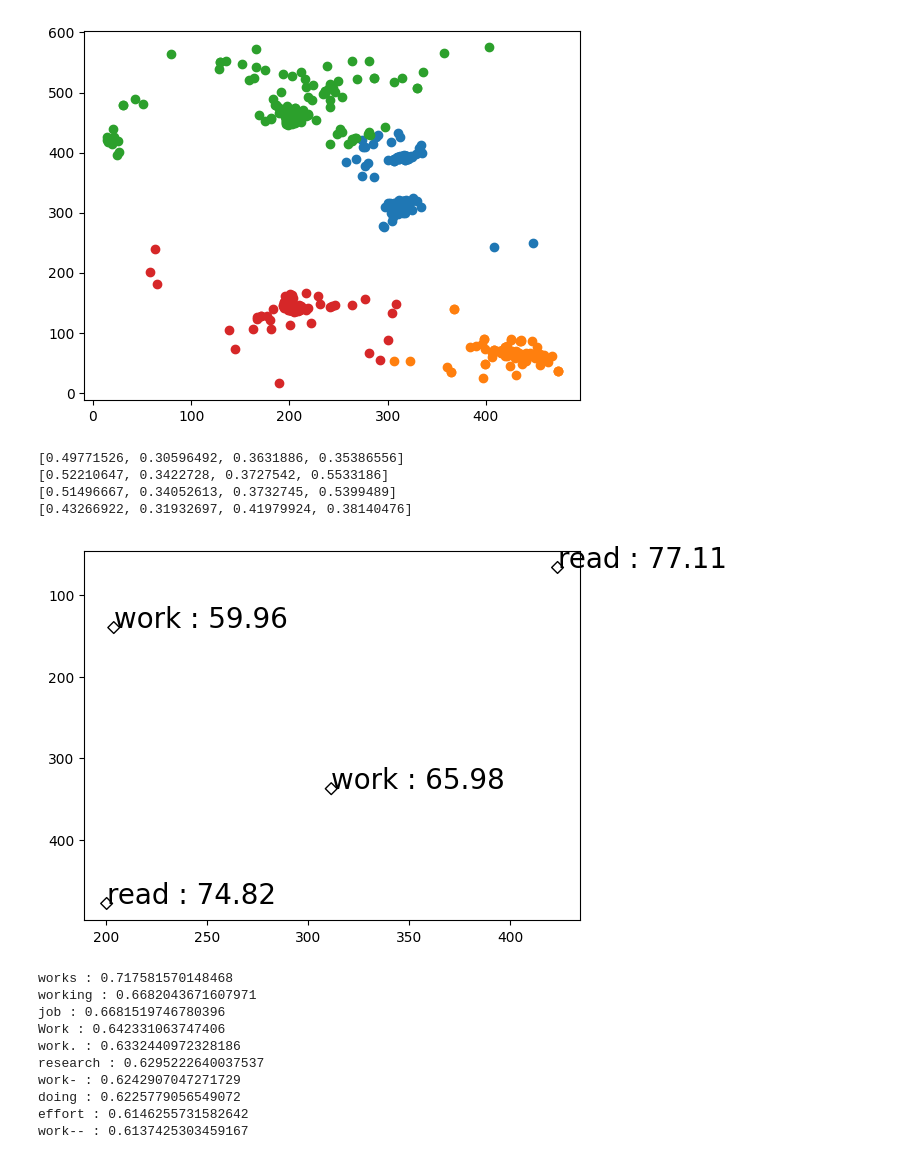
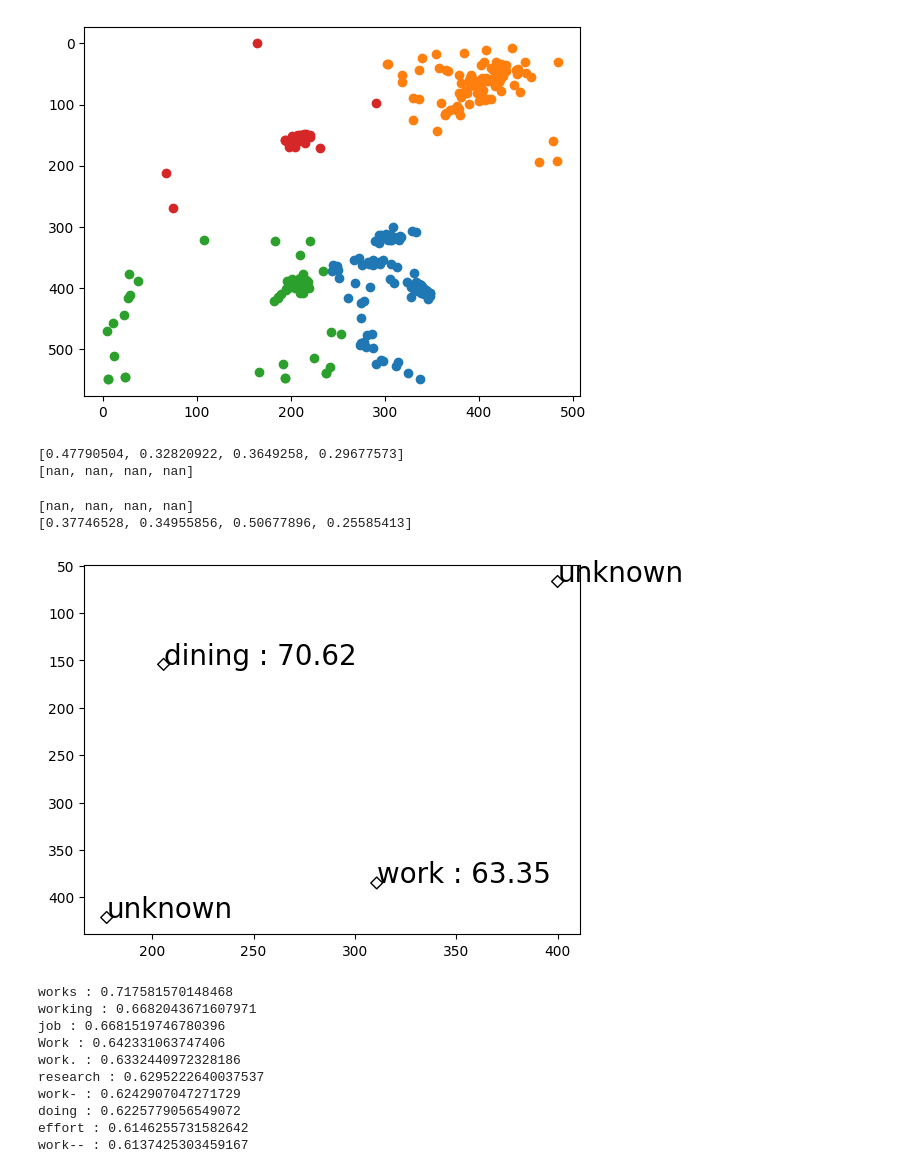
Before and after one commit to ozaki-hr8/-Space-Utilization-Analysis, a Jupyter notebook: cluster copy.ipynb, the cells around one changed output. Saved outputs shown, nothing was run; the diff lists cells and outputs as text; code cells hidden in the pictures.

```diff
--- a/cluster copy.ipynb
+++ b/cluster copy.ipynb
@@ -8,5 +12,5 @@ from sklearn.cluster import KMeans
 # %%
-data=pd.read_csv("0705_1.csv")
+data=pd.read_csv("0705_2.csv")
 
 interaction_array=np.array(data['interactions'])
 interaction_with_array=np.array(data['target_obj'])
@@ -72,7 +92,6 @@ data3
 # %%
 # data=pd.read_csv("20230623.csv")
 plt.gca().invert_yaxis()  # y軸を反転する
-data = data[(data['action'] != 'walking') | (data['interactions'] != 'none')]
 plt.scatter(data.loc[:, ['y']], data.loc[:, ['x']])
 # %% [output]
 <matplotlib.collections.PathCollection at 0x...>
@@ -148,5 +151,4 @@ array([2, 2, 2, 2, 2, 2, 2, 2, 2, 2, 2, 2, 2, 2, 2, 2, 2, 2, 2, 2, 2, 2,
 # %%
-plt.gca().invert_yaxis()  # y軸を反転する
 plt.gca().invert_yaxis()  # y軸を反転する
 for i in range(N):
     plt.scatter(data.loc[:, ['y']][label==i], data.loc[:, ['x']][label==i])
@@ -156,4 +158,4 @@ for i in range(N):
 # plt.scatter(data.loc[:, ['z']][label==3], data.loc[:, ['x']][label==3])
 plt.show()
 # %% [output]
-[figure, old version]
+[figure, new version]
@@ -236,39 +234,39 @@ for item in observedList3:
 split_values4 = []
 original_values4 = []
 for item in observedList4:
     split_items = item.split(',')
     split_values4.extend(split_items)
     original_values4.extend([item] * len(split_items))
 
 centers = km.cluster_centers_
 plt.gca().invert_yaxis()  # y軸を反転する
 plt.scatter(centers[:, 1], centers[:, 0], marker="D", facecolors='none', edgecolors='black')
 observed_lists = [split_values, split_values2, split_values3, split_values4]
-utilization_class_list = ['work','relax','dining','read']
+utilization_class_list = ['work','rest','dining','read']
 utilization = 'none'
 
 for i, observed_list in enumerate(observed_lists):
     score = [np.mean([model.similarity(utilization, observe) for observe in observed_list])
              for utilization in utilization_class_list]
     max_socre = np.max(score)
 
     similar_list = model.most_similar(f"{utilization}")
     most_similar_score =similar_list[0][1]
     prob = max_socre / most_similar_score *100
 
     max_index = np.argmax(score)
     print(score)
     utilization = utilization_class_list[max_index]
     if prob>50:
         plt.text(centers[i][1], centers[i][0], f"{utilization} : {round(prob, 2)}", fontsize=20)
     else:
         plt.text(centers[i][1], centers[i][0], f"unknown", fontsize=20)
 # %% [output]
-[0.49771526, 0.30596492, 0.3631886, 0.35386556]
-[0.52210647, 0.3422728, 0.3727542, 0.5533186]
-[0.51496667, 0.34052613, 0.3732745, 0.5399489]
-[0.43266922, 0.31932697, 0.41979924, 0.38140476]
+[0.47790504, 0.32820922, 0.3649258, 0.29677573]
+[nan, nan, nan, nan]
+[nan, nan, nan, nan]
+[0.37746528, 0.34955856, 0.50677896, 0.25585413]
-[figure, old version]
+[figure, new version]
 # %%
 similar_list = model.most_similar('work')
 for similar_set in similar_list:
```
Also changed, not shown: parts of 11 cells of this notebook, 1 other file.
